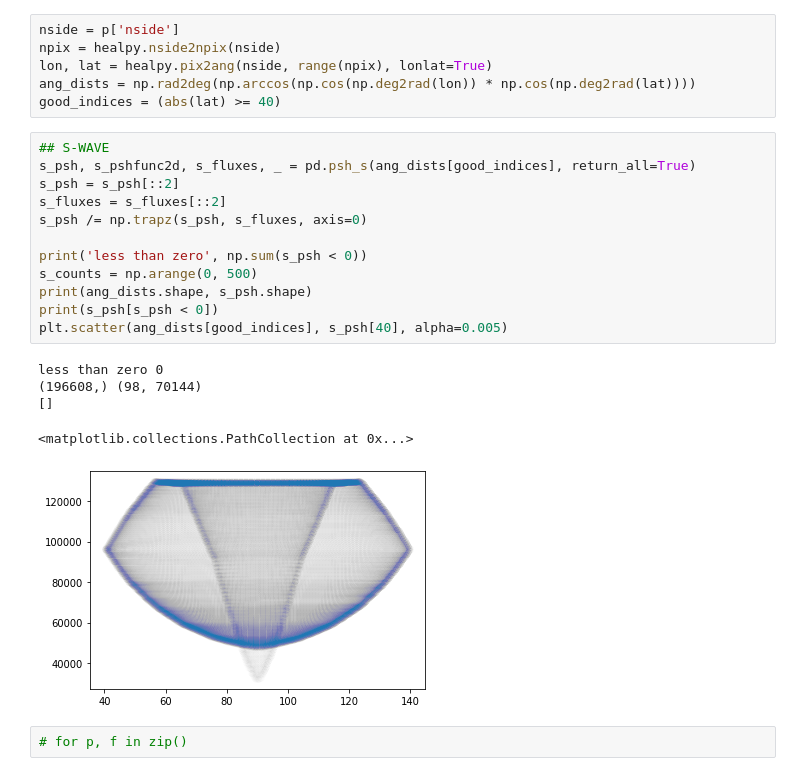
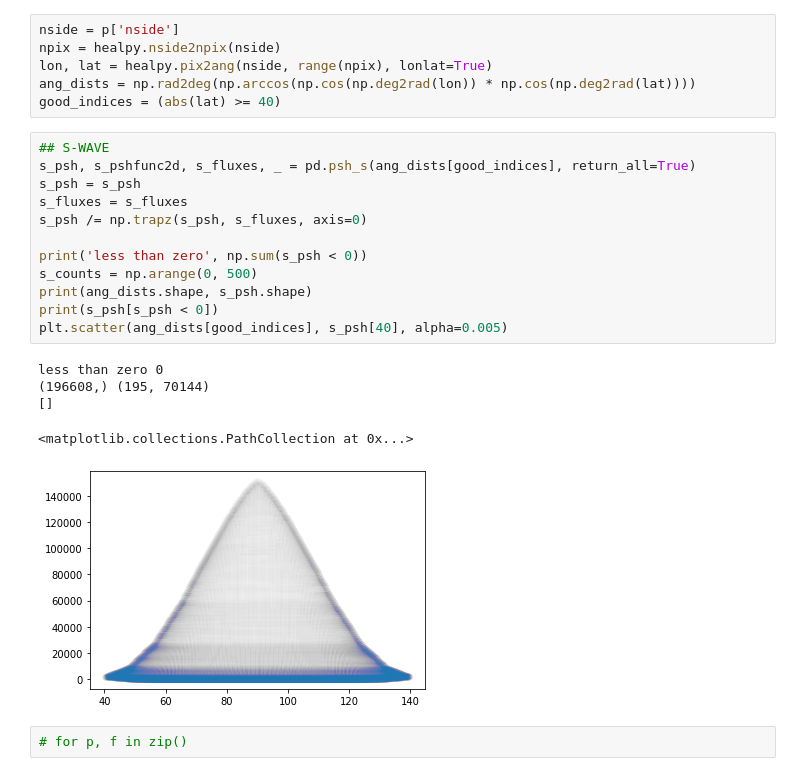
Before and after one commit to runburg/dm_gal_substructure, a Jupyter notebook: param_scan.ipynb, the cells around one changed output. Drawn from its saved outputs; the diff is of its cells as text.

```diff
--- a/param_scan.ipynb
+++ b/param_scan.ipynb
@@ -61,21 +61,21 @@ good_indices = (abs(lat) >= 40)
 # %%
 ## S-WAVE
 s_psh, s_pshfunc2d, s_fluxes, _ = pd.psh_s(ang_dists[good_indices], return_all=True)
-s_psh = s_psh[::2]
-s_fluxes = s_fluxes[::2]
+s_psh = s_psh
+s_fluxes = s_fluxes
 s_psh /= np.trapz(s_psh, s_fluxes, axis=0)
 
 print('less than zero', np.sum(s_psh < 0))
 s_counts = np.arange(0, 500)
 print(ang_dists.shape, s_psh.shape)
 print(s_psh[s_psh < 0])
 plt.scatter(ang_dists[good_indices], s_psh[40], alpha=0.005)
 # %% [output]
 less than zero 0
-(196608,) (98, 70144)
+(196608,) (195, 70144)
 []
 <matplotlib.collections.PathCollection at 0x...>
-[figure, old version]
+[figure, new version]
 # %%
 # for p, f in zip()
 # %%
```
Also changed, not shown: parts of 3 cells of this notebook, 1 other file.
